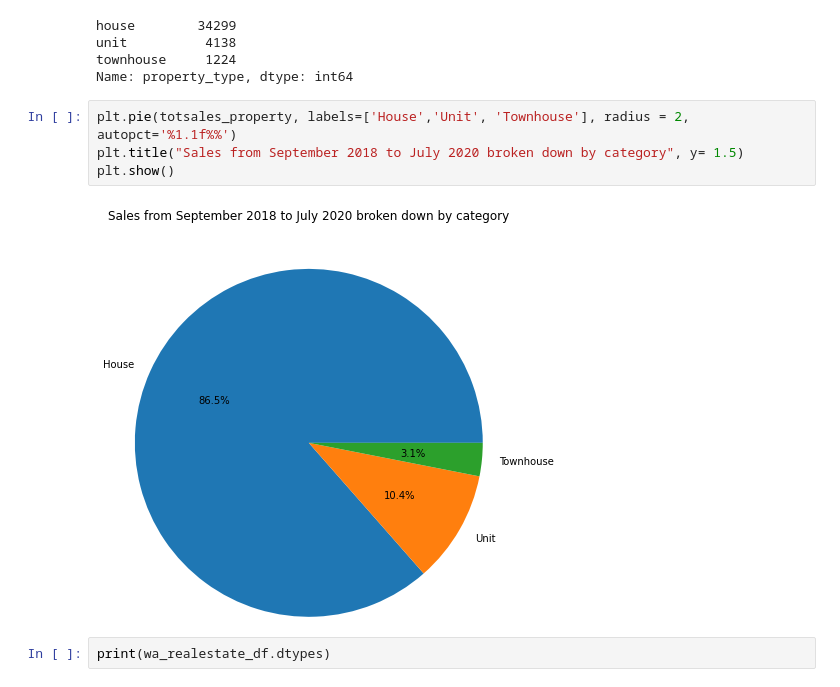
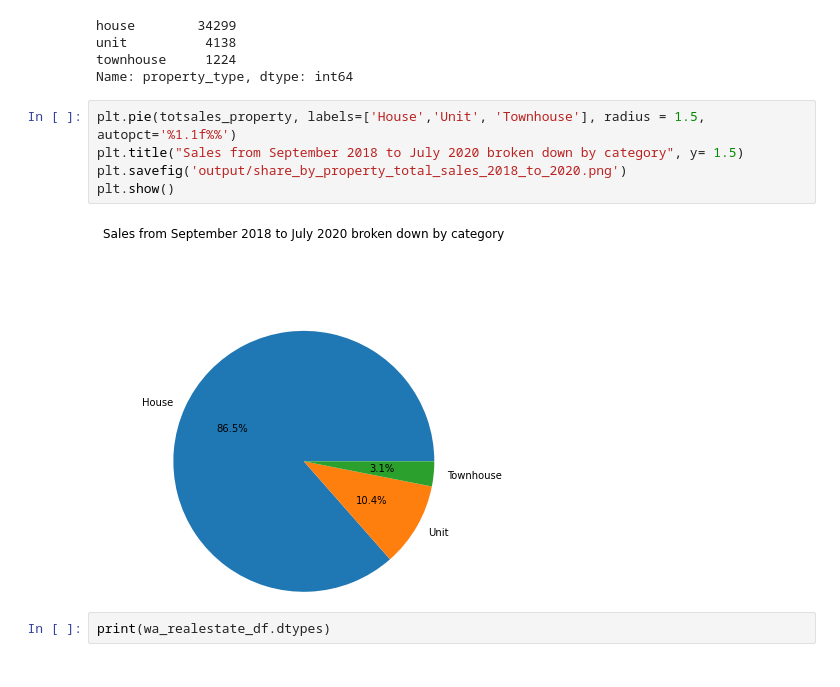
Before and after one commit to Supasyl/Data-Analytics-Project-1, a Jupyter notebook: Project 1.3 Notebooks/Data Analysis - Real Estate Sales Sept 2018 to June 2020.ipynb, the cells around one changed output. Drawn from its saved outputs; the diff is of its cells as text.

Commit message:
Update Oct 22 2020
Outputting Figures

```diff
--- a/Project 1.3 Notebooks/Data Analysis - Real Estate Sales Sept 2018 to June 2020.ipynb
+++ b/Project 1.3 Notebooks/Data Analysis - Real Estate Sales Sept 2018 to June 2020.ipynb
@@ -128,11 +128,12 @@ unit          4138
 townhouse     1224
 Name: property_type, dtype: int64
 # %%
-plt.pie(totsales_property, labels=['House','Unit', 'Townhouse'], radius = 2, autopct='%1.1f%%')
+plt.pie(totsales_property, labels=['House','Unit', 'Townhouse'], radius = 1.5, autopct='%1.1f%%')
 plt.title("Sales from September 2018 to July 2020 broken down by category", y= 1.5)
+plt.savefig('output/share_by_property_total_sales_2018_to_2020.png')
 plt.show()
 # %% [output]
-[figure, old version]
+[figure, new version]
 # %%
 print(wa_realestate_df.dtypes)
 # %% [output]
```
Also changed, not shown: parts of 10 cells of this notebook, 9 other files.
